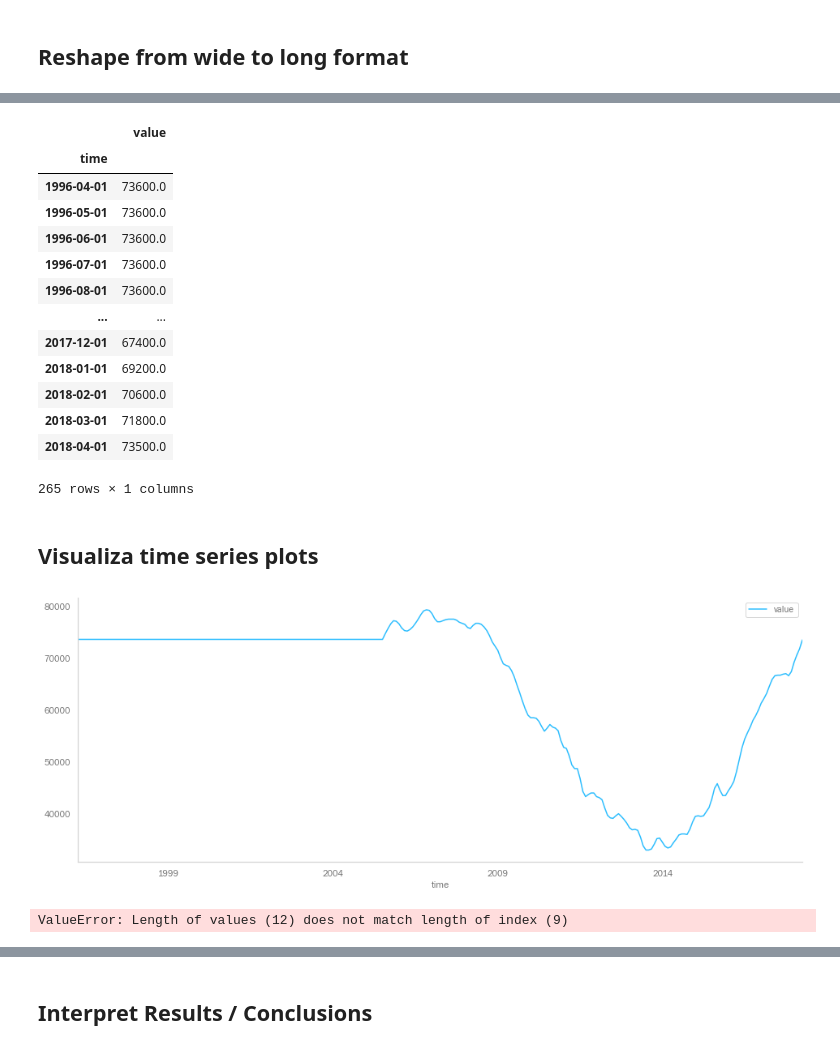
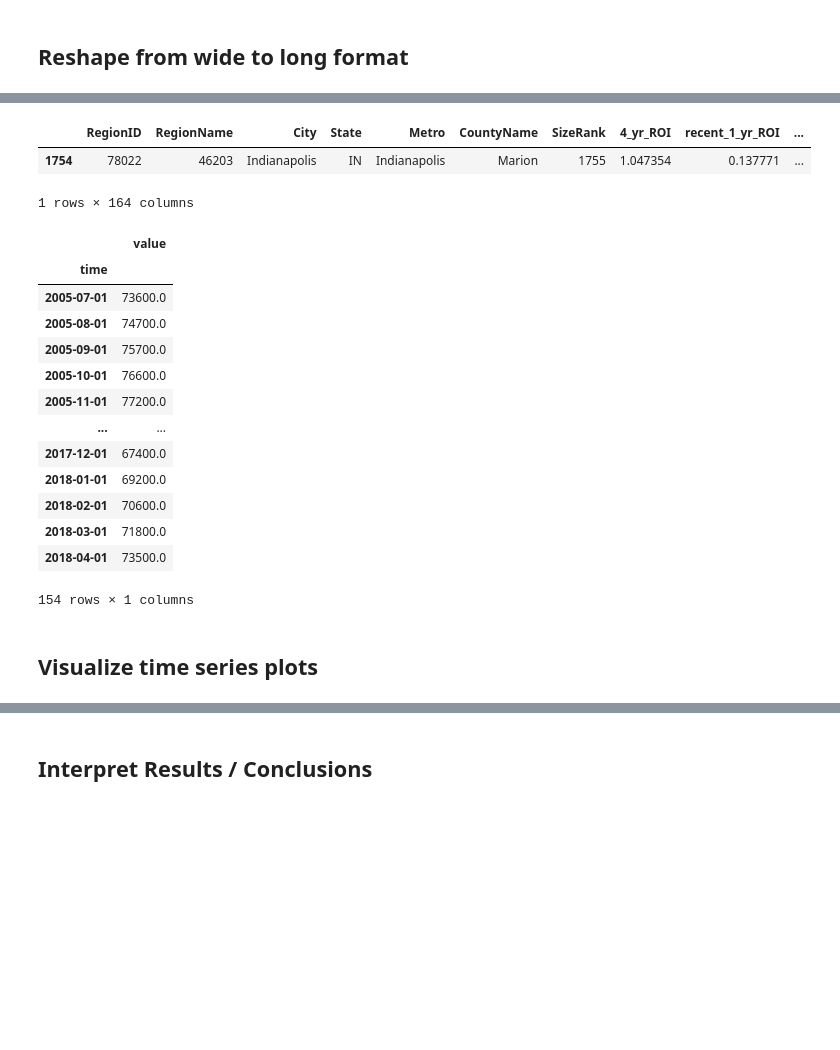
Before and after one commit to melodygr/Time_Series_project, a Jupyter notebook: Time_Series_Project.ipynb, the cells around one changed output, grey strips where cells are left out. Drawn from its saved outputs; the diff is of its cells as text; code cells hidden in the pictures; blank space fills up the shorter version.

```diff
--- a/Time_Series_Project.ipynb
+++ b/Time_Series_Project.ipynb
@@ -677,54 +699,49 @@ Philly
+# %%
+Indy_notnull = Indy[Indy.columns.drop(Indy.columns[Indy.isnull().any()])]
+Columbus_notnull = Columbus[Columbus.columns.drop(Columbus.columns[Columbus.isnull().any()])]
+# %%
+Indy_notnull
+# %% [output]
+|  | RegionID | RegionName | City | State | Metro | CountyName | SizeRank | 4_yr_ROI | recent_1_yr_ROI | ... |
+| 1754 | 78022 | 46203 | Indianapolis | IN | Indianapolis | Marion | 1755 | 1.047354 | 0.137771 | ... |
+1 rows × 164 columns
 # %%
-def melt_data(df):
-    melted = pd.melt(df, id_vars=['RegionID','RegionName', 'City', 'State', 'Metro', 'CountyName',
-                                 'SizeRank', '4_yr_ROI', 'recent_1_yr_ROI','avg_one_yr_ROI'], var_name='time')
-    melted['time'] = pd.to_datetime(melted['time'], infer_datetime_format=True)
-#     melted = melted.dropna(subset=['value'])
-    melted = melted.bfill() # I'm adding this to try backfill instead of dropna
-    return melted.groupby('time').aggregate({'value':'mean'})
+def melt_data(list_of_dfs): # changed to take in a list of dataframes for scalability
+    """Convert list of time series dataframes into melted format"""
+    return_list = []
+    for df in list_of_dfs:
+        melted = pd.melt(df, id_vars=['RegionID','RegionName', 'City', 'State', 'Metro', 'CountyName',
+                                     'SizeRank', '4_yr_ROI', 'recent_1_yr_ROI','avg_one_yr_ROI'], var_name='time')
+        melted['time'] = pd.to_datetime(melted['time'], infer_datetime_format=True)
+#         melted = melted.dropna(subset=['value'])
+        melted = melted.bfill() # I'm adding this to try backfill instead of dropna
+        return_list.append(melted.groupby('time').aggregate({'value':'mean'}))
+    return return_list
 # %%
-Philly_melted = melt_data(Philly)
-Indy_melted = melt_data(Indy)
-Daytona_melted = melt_data(Daytona)
-Columbus_melted = melt_data(Columbus)
-KC_melted = melt_data(KC)
-Chattanooga_melted = melt_data(Chattanooga)
+zips_to_melt = [Philly, Indy_notnull, Daytona, Columbus_notnull, KC, Chattanooga]
+Philly_melted, Indy_melted, Daytona_melted, Columbus_melted, KC_melted, Chattanooga_melted = melt_data(zips_to_melt)
+
+# Philly_melted = melt_data(Philly)
+# Indy_melted = melt_data(Indy_notnull)
+# Daytona_melted = melt_data(Daytona)
+# Columbus_melted = melt_data(Columbus_notnull)
+# KC_melted = melt_data(KC)
+# Chattanooga_melted = melt_data(Chattanooga)
 Indy_melted
 # %% [output]
 |  | value |
 | time |  |
-| 1996-04-01 | 73600.0 |
-| 1996-05-01 | 73600.0 |
-| 1996-06-01 | 73600.0 |
-| 1996-07-01 | 73600.0 |
-| 1996-08-01 | 73600.0 |
+| 2005-07-01 | 73600.0 |
+| 2005-08-01 | 74700.0 |
+| 2005-09-01 | 75700.0 |
+| 2005-10-01 | 76600.0 |
+| 2005-11-01 | 77200.0 |
 | ... | ... |
 | 2017-12-01 | 67400.0 |
 | 2018-01-01 | 69200.0 |
 | 2018-02-01 | 70600.0 |
 | 2018-03-01 | 71800.0 |
 | 2018-04-01 | 73500.0 |
-265 rows × 1 columns
+154 rows × 1 columns
 # %% [markdown]
-## Visualiza time series plots
+## Visualize time series plots
-# %%
-Indy_melted.plot(figsize = (16,6));
-# %% [output]
-[figure, removed]
-# %%
-# Use pandas grouper to group values using annual frequency
-year_groups = Indy_melted.groupby(pd.Grouper(freq ='A'))
-
-# Create a new DataFrame and store yearly values in columns
-Indy_annual = pd.DataFrame()
-
-for yr, group in year_groups:
-    Indy_annual[yr.year] = group.values.ravel()
-
-# Plot the yearly groups as subplots
-Indy_annual.plot(figsize = (13,8), subplots=True, legend=True);
-
-# Plot overlapping yearly groups
-Indy_annual.plot(figsize = (15,5), subplots=False, legend=True);
-# %% [output]
-ValueError: Length of values (12) does not match length of index (9)
```
Also changed, not shown: parts of 199 cells of this notebook, 7 other files.
